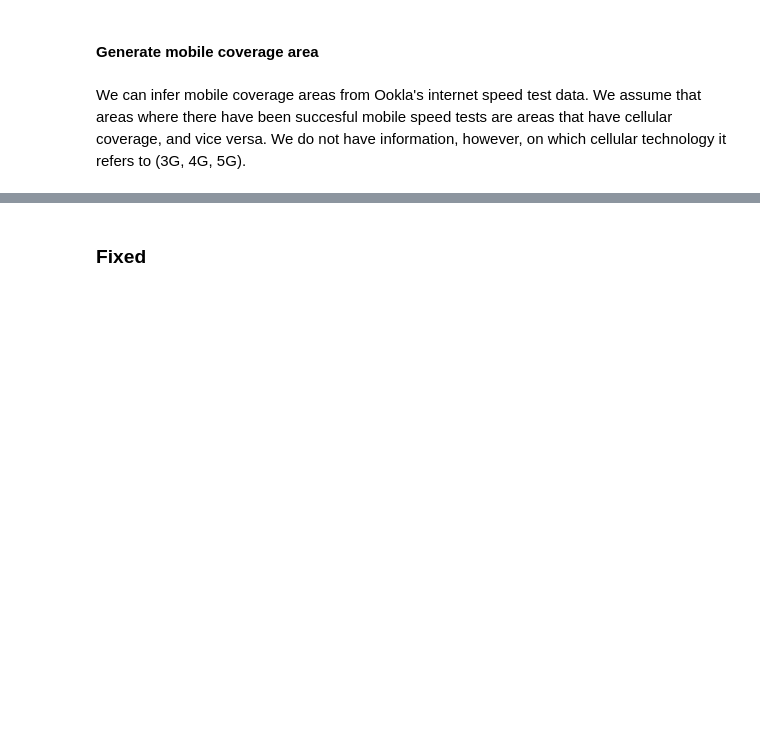
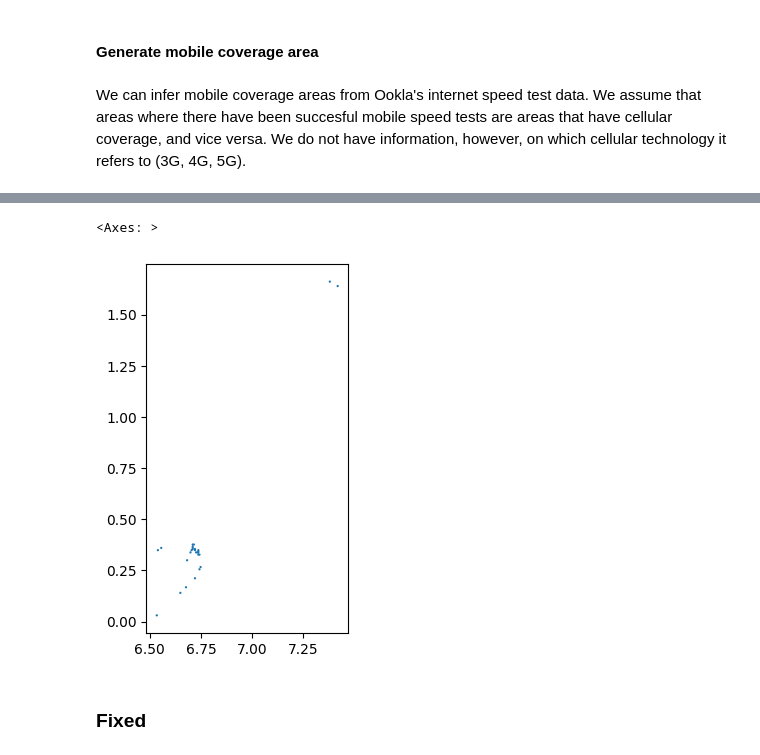
Before and after one commit to FNS-Division/geopython-2025, a Jupyter notebook: 0_eda_standardization.ipynb, the cells around one changed output, grey strips where cells are left out. Saved outputs shown, nothing was run; the diff lists cells and outputs as text; code cells hidden in the pictures; blank space fills up the shorter version.

```diff
--- a/0_eda_standardization.ipynb
+++ b/0_eda_standardization.ipynb
@@ -183,3 +214,8 @@ mobile_coverage_gdf = gpd.GeoDataFrame(geometry=[single_polygon], crs="EPSG:4326
+# %%
+mobile_coverage_gdf.plot()
+# %% [output]
+<Axes: >
+[figure, added]
 # %% [markdown]
 ### Fixed
 # %%
```
Also changed, not shown: parts of 15 cells of this notebook, 3 other files.
